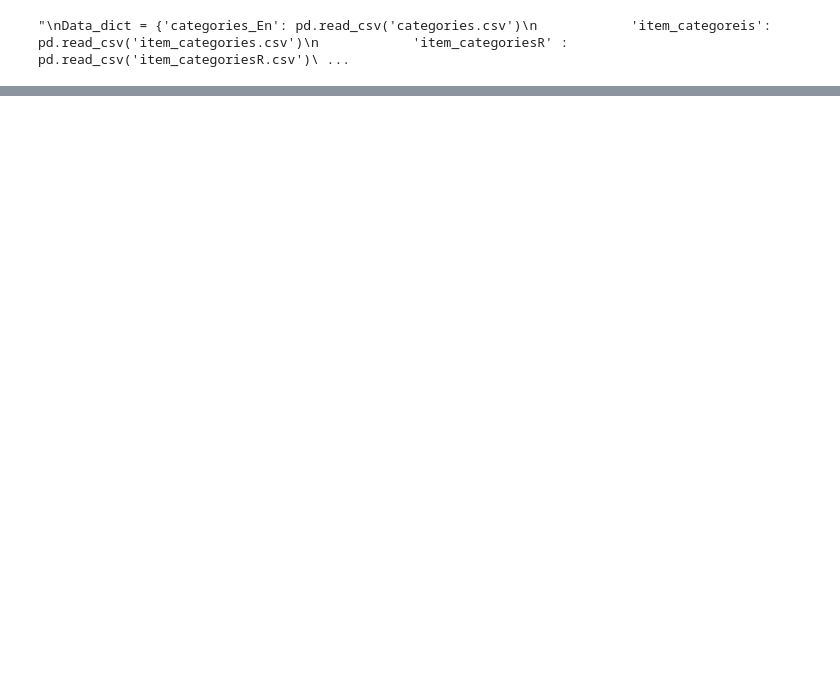
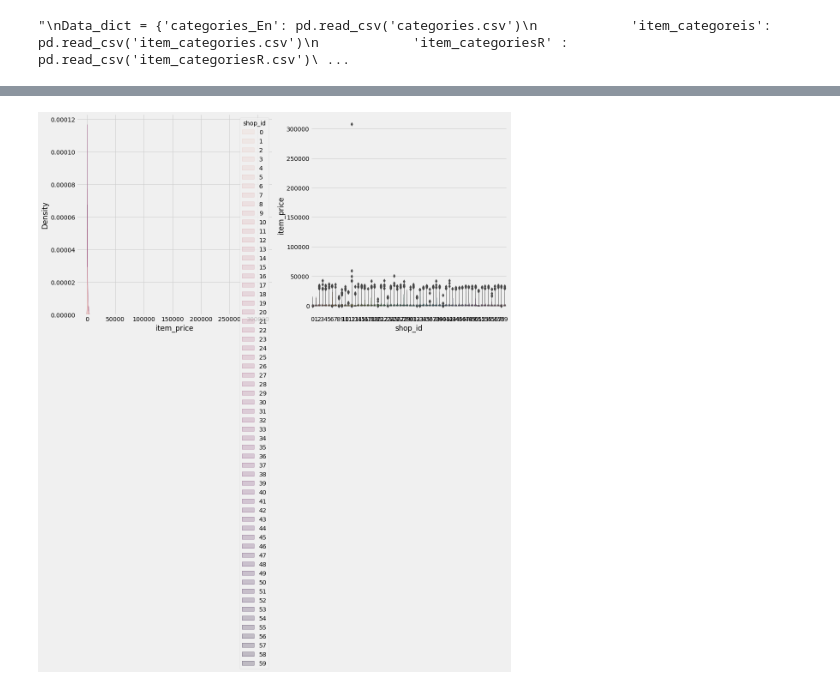
Before and after one commit to HedayaAli/ai_mar21, a Jupyter notebook: M4_Feature_Eng/06. FeatSel & DimRed/Feature Selection Ex.ipynb, the cells around one changed output, grey strips where cells are left out. Cells and saved outputs as stored; diff of their text form; code cells hidden in the pictures; blank space fills up the shorter version.

```diff
--- a/M4_Feature_Eng/06. FeatSel & DimRed/Feature Selection Ex.ipynb
+++ b/M4_Feature_Eng/06. FeatSel & DimRed/Feature Selection Ex.ipynb
@@ -28,0 +153,10 @@ Data_dict = {'categories_En': pd.read_csv('categories.csv')
+# %%
+fig, ax = plt.subplots(1, 2, figsize=(16, 8))
+
+sb.kdeplot(data=train, x='item_price', hue='shop_id', fill=True, ax=ax[0])
+sb.boxenplot(data=train, x='shop_id', y='item_price', ax=ax[1])
+
+sb.despine()
+plt.show()
+# %% [output]
+[figure, added]
```
Also changed, not shown: parts of 18 cells of this notebook.
